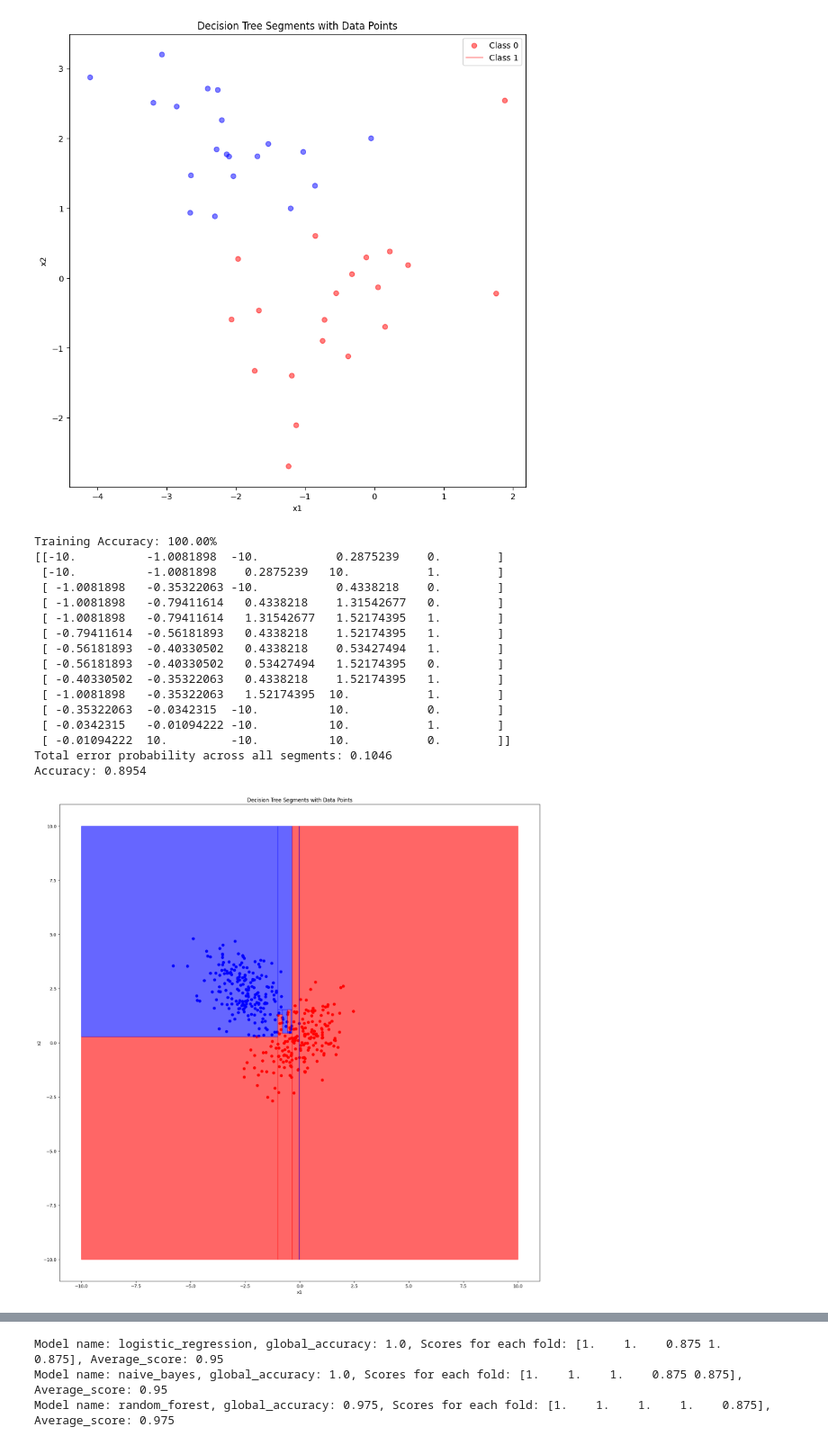
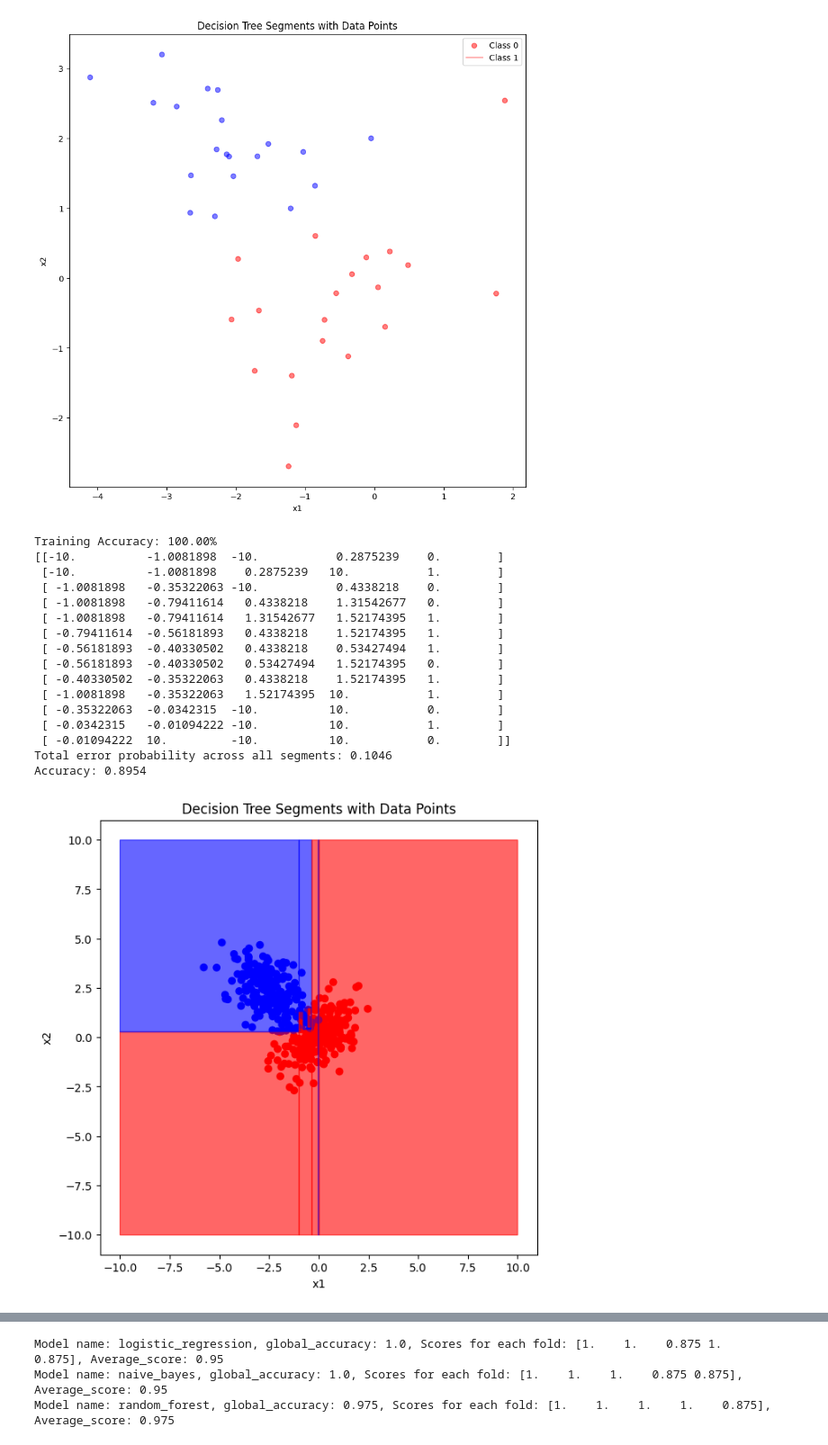
Before and after one commit to Mohammad-Shiblu/Dataset-Learning-Limit, a Jupyter notebook: notebooks/ambiguity_error_calculation.ipynb, the cells around one changed output, grey strips where cells are left out. Shown: that part at 90% size. Saved outputs shown, nothing was run; the diff lists cells and outputs as text; code cells hidden in the pictures.

```diff
--- a/notebooks/ambiguity_error_calculation.ipynb
+++ b/notebooks/ambiguity_error_calculation.ipynb
@@ -494,6 +494,7 @@ from matplotlib.patches import Rectangle
 from collections import deque
 from sklearn.tree import _tree as ctree
 from sklearn.tree import plot_tree
+from scipy import stats
 # Data generation function
 def generate_two_dimensional_data(num_samples_per_class):
     np.random.seed(0)
@@ -631,38 +632,38 @@ print(f"Total error probability across all segments: {total_error_probability_al
 print(f"Accuracy: {1 - total_error_probability_all_segments:.4f}")
 
 # Plot the data points and decision areas
-plt.figure(figsize=(20, 20))
+plt.figure(figsize=(7, 7))
 colors = ['red' if label == 0 else 'blue' for label in df['Label']]
 plt.scatter(df['x1'], df['x2'], c=colors, label='Data Points')
 
 # Plot the decision areas
 plot_areas(rectangles)
 
 plt.xlabel('x1')
 plt.ylabel('x2')
 plt.title('Decision Tree Segments with Data Points')
 # plt.legend(['Class 0', 'Class 1'])
 plt.show()
 
 plot_tree(clf)
 # %% [output]
 Training Accuracy: 100.00%
 [[-10.          -1.0081898  -10.           0.2875239    0.        ]
  [-10.          -1.0081898    0.2875239   10.           1.        ]
  [ -1.0081898   -0.35322063 -10.           0.4338218    0.        ]
  [ -1.0081898   -0.79411614   0.4338218    1.31542677   0.        ]
  [ -1.0081898   -0.79411614   1.31542677   1.52174395   1.        ]
  [ -0.79411614  -0.56181893   0.4338218    1.52174395   1.        ]
  [ -0.56181893  -0.40330502   0.4338218    0.53427494   1.        ]
  [ -0.56181893  -0.40330502   0.53427494   1.52174395   0.        ]
  [ -0.40330502  -0.35322063   0.4338218    1.52174395   1.        ]
  [ -1.0081898   -0.35322063   1.52174395  10.           1.        ]
  [ -0.35322063  -0.0342315  -10.          10.           0.        ]
  [ -0.0342315   -0.01094222 -10.          10.           1.        ]
  [ -0.01094222  10.         -10.          10.           0.        ]]
 Total error probability across all segments: 0.1046
 Accuracy: 0.8954
-[figure, old version]
+[figure, new version]
 [Text(0.42857142857142855, 0.9444444444444444, 'x[0] <= -1.008\ngini = 0.5\nsamples = 400\nvalue = [200, 200]'),
  Text(0.21428571428571427, 0.8333333333333334, 'x[1] <= 0.288\ngini = 0.194\nsamples = 211\nvalue = [23, 188]'),
  Text(0.3214285714285714, 0.8888888888888888, 'True  '),
```
Also changed, not shown: 19 other files.
